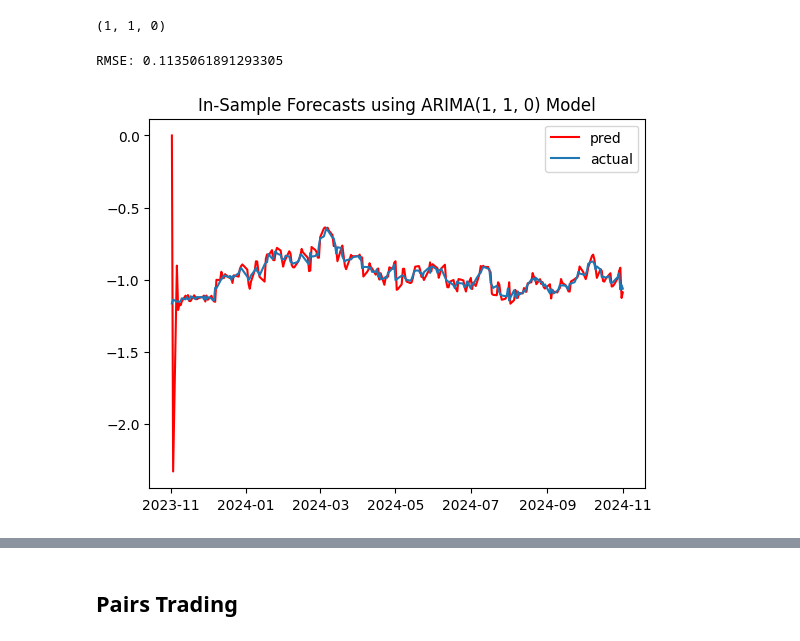
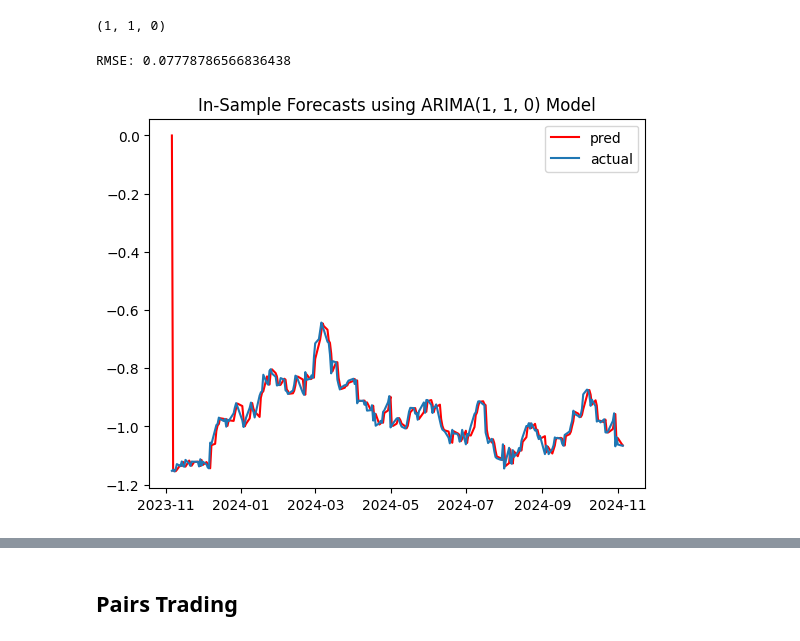
Before and after one commit to JulianneCai/simple-pairs-trading, a Jupyter notebook: main.ipynb, the cells around one changed output, grey strips where cells are left out. Drawn from its saved outputs; the diff is of its cells as text; code cells hidden in the pictures.

```diff
--- a/main.ipynb
+++ b/main.ipynb
@@ -273,21 +277,21 @@ print(best_params)
 # %% [output]
 (1, 1, 0)
 # %%
-model = ARIMA(spread_test, order=(3,3,0))
+model = ARIMA(spread_test, order=best_params)
 
 predictions = model.fit().predict()
 
 print(f'RMSE: {root_mean_squared_error(predictions, spread_test)}')
 
 plt.title('In-Sample Forecasts using ARIMA' + str(best_params) +' Model')
 
 plt.plot(spread_test.index, predictions, label='pred', color='red')
 plt.plot(spread_test.index, spread_test, label='actual')
 plt.legend()
 plt.show()
 # %% [output]
-RMSE: 0.1135061891293305
+RMSE: 0.07778786566836438
-[figure, old version]
+[figure, new version]
 # %%
 arima_trainer = ARIMATrainer()
 
```
Also changed, not shown: parts of 25 cells of this notebook.
